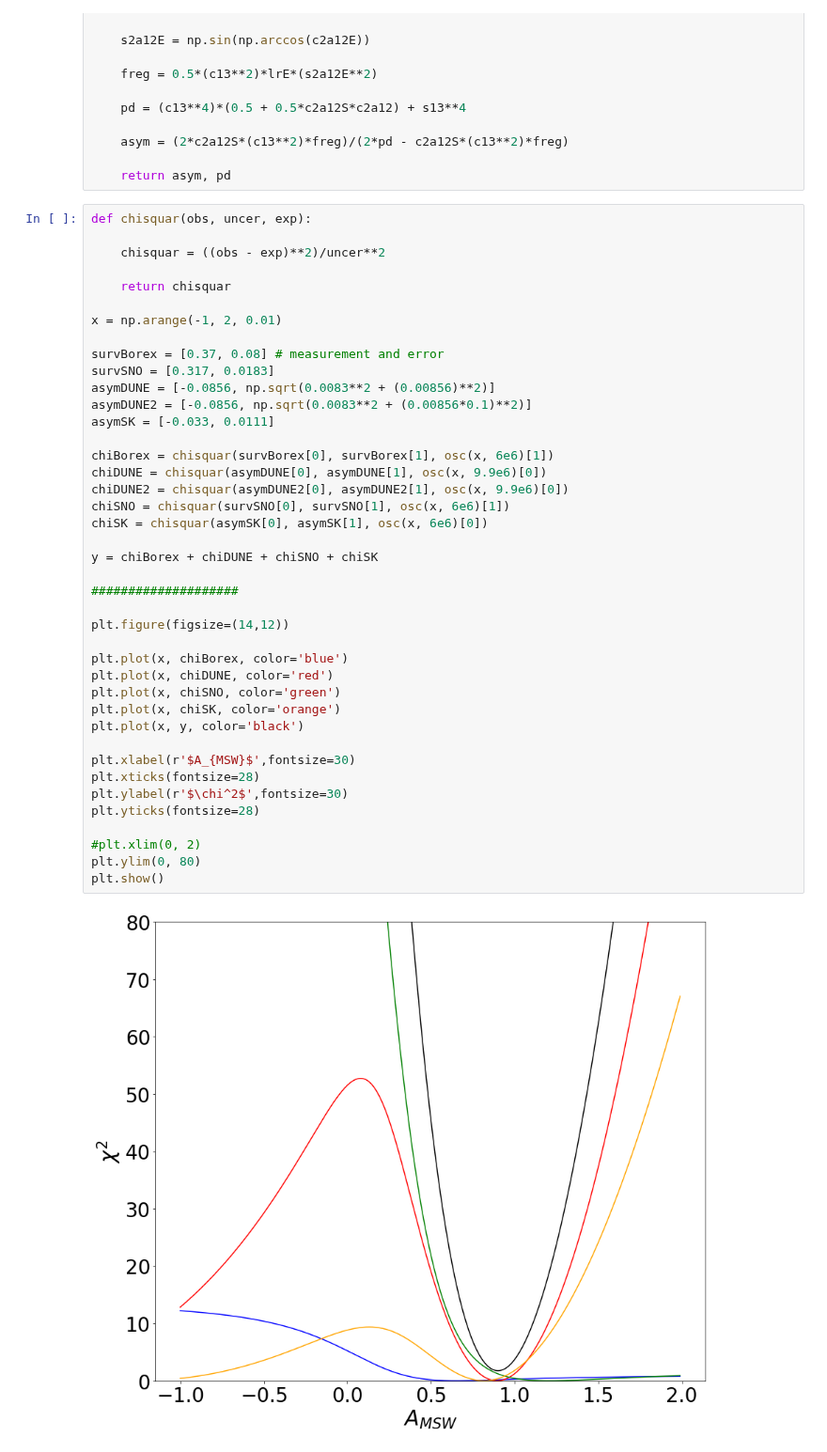
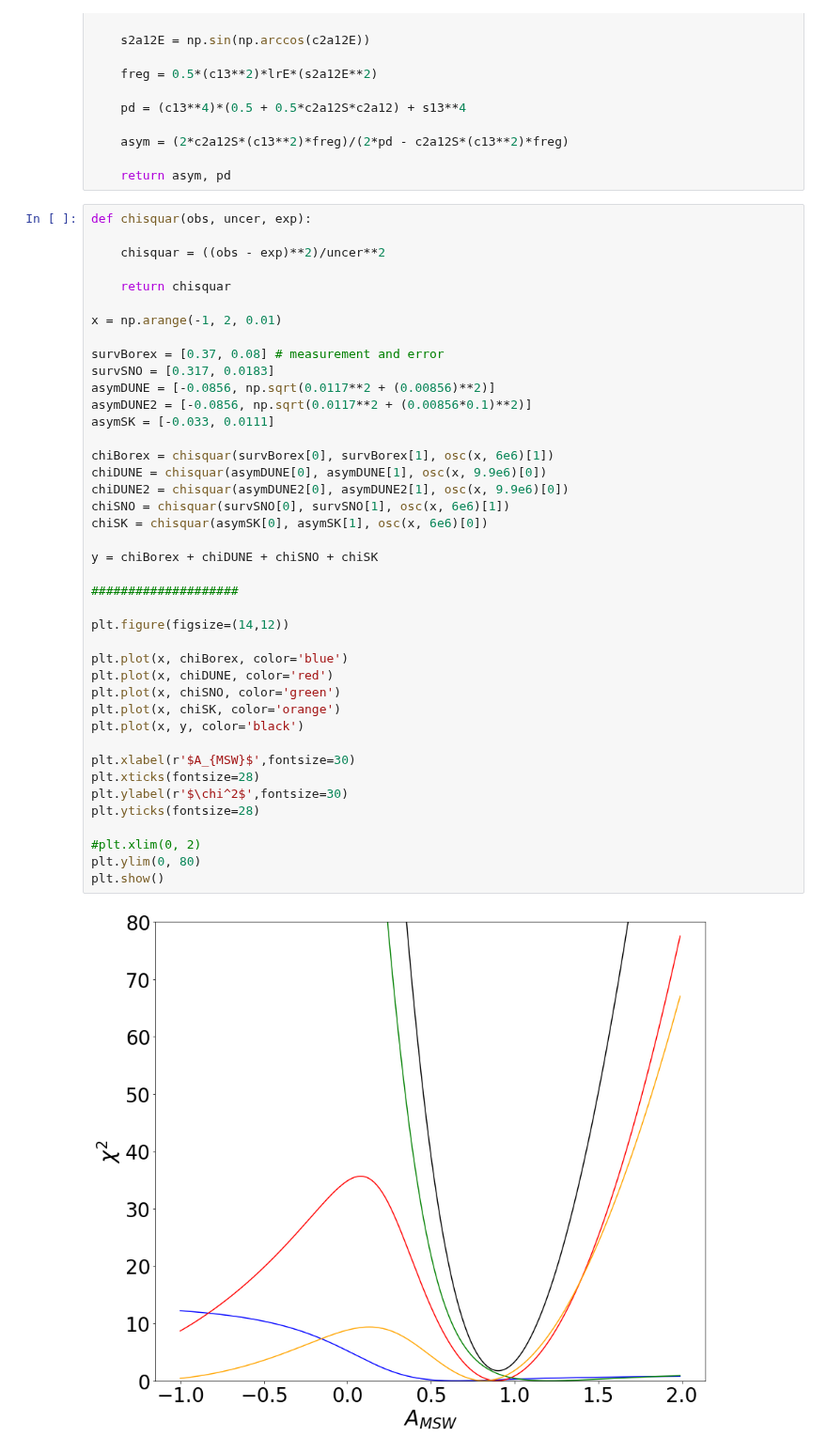
Before and after one commit to nlane314/soLAr-sens, a Jupyter notebook: notebooks/Amswchisquaranalysis.ipynb, the cells around one changed output. Shown at 94% size. Drawn from its saved outputs; the diff is of its cells as text.

```diff
--- a/notebooks/Amswchisquaranalysis.ipynb
+++ b/notebooks/Amswchisquaranalysis.ipynb
@@ -74,38 +74,38 @@ x = np.arange(-1, 2, 0.01)
 
 survBorex = [0.37, 0.08] # measurement and error
 survSNO = [0.317, 0.0183]
-asymDUNE = [-0.0856, np.sqrt(0.0083**2 + (0.00856)**2)]
-asymDUNE2 = [-0.0856, np.sqrt(0.0083**2 + (0.00856*0.1)**2)]
+asymDUNE = [-0.0856, np.sqrt(0.0117**2 + (0.00856)**2)]
+asymDUNE2 = [-0.0856, np.sqrt(0.0117**2 + (0.00856*0.1)**2)]
 asymSK = [-0.033, 0.0111]
 
 chiBorex = chisquar(survBorex[0], survBorex[1], osc(x, 6e6)[1])
 chiDUNE = chisquar(asymDUNE[0], asymDUNE[1], osc(x, 9.9e6)[0])
 chiDUNE2 = chisquar(asymDUNE2[0], asymDUNE2[1], osc(x, 9.9e6)[0])
 chiSNO = chisquar(survSNO[0], survSNO[1], osc(x, 6e6)[1])
 chiSK = chisquar(asymSK[0], asymSK[1], osc(x, 6e6)[0])
 
 y = chiBorex + chiDUNE + chiSNO + chiSK
 
 ####################
 
 plt.figure(figsize=(14,12))
 
 plt.plot(x, chiBorex, color='blue')
 plt.plot(x, chiDUNE, color='red')
 plt.plot(x, chiSNO, color='green')
 plt.plot(x, chiSK, color='orange')
 plt.plot(x, y, color='black')
 
 plt.xlabel(r'$A_{MSW}$',fontsize=30)
 plt.xticks(fontsize=28)
 plt.ylabel(r'$\chi^2$',fontsize=30)
 plt.yticks(fontsize=28)
 
 #plt.xlim(0, 2)
 plt.ylim(0, 80)
 plt.show()
 # %% [output]
-[figure, old version]
+[figure, new version]
 # %%
 plt.figure(figsize=(14,12))
 
```
Also changed, not shown: parts of 1 cell of this notebook, 1 other file.
